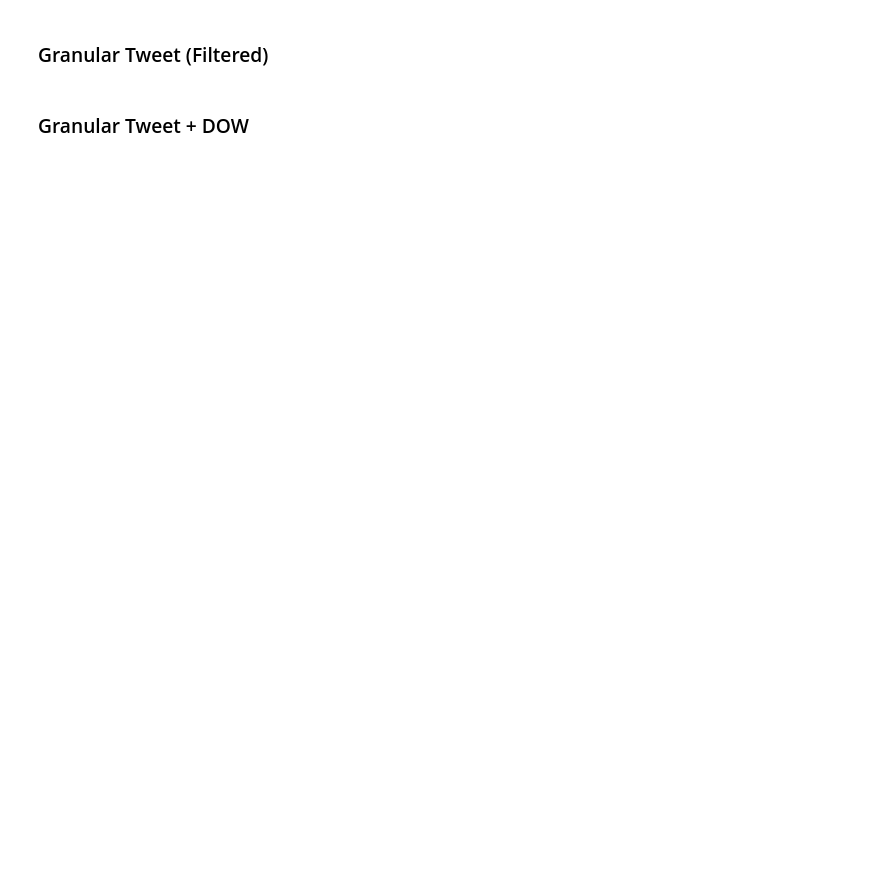
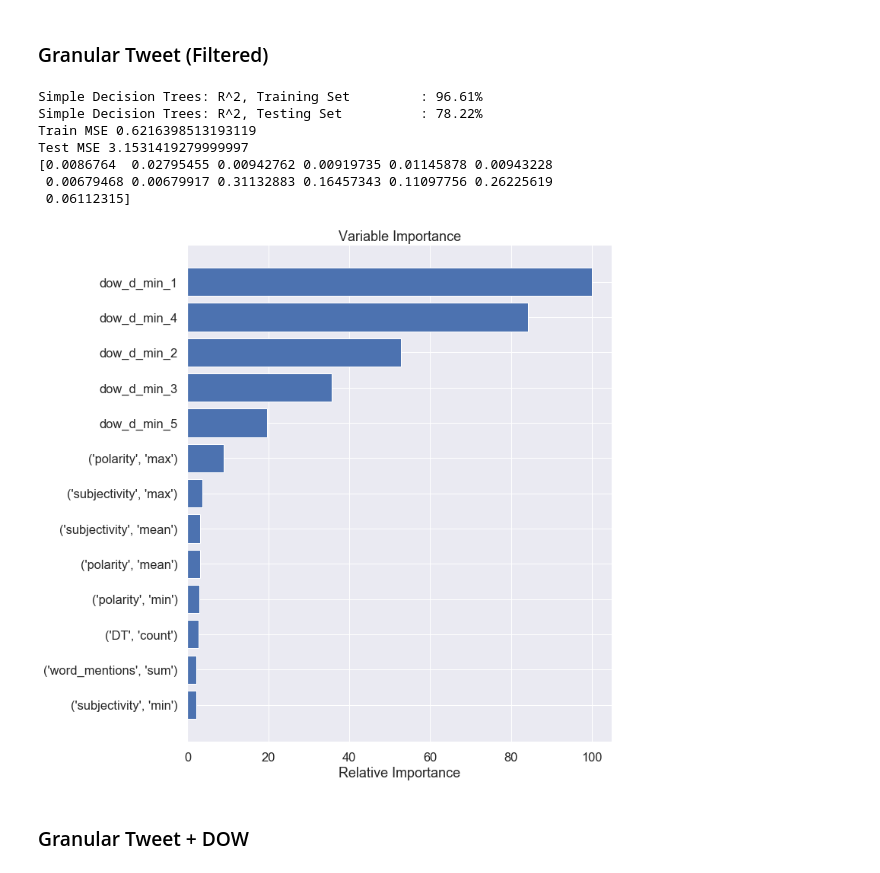
Before and after one commit to ddemarco96/FinalProject40, a Jupyter notebook: Milestone4_Dylan.ipynb, the cells around one changed output. Drawn from its saved outputs; the diff is of its cells as text; code cells hidden in the pictures; blank space fills up the shorter version.

```diff
--- a/Milestone4_Dylan.ipynb
+++ b/Milestone4_Dylan.ipynb
@@ -166,4 +218,63 @@ NameError: name 'train_test_split' is not defined
 # %% [markdown]
 ### Granular Tweet (Filtered)
+# %%
+# average model tweet model
+## basic model fitting
+gtf_train, gtf_test = train_test_split(model_df_filtered, train_size=0.7, random_state=42)
+
+predictors = ['VIX Open', 'Date', ('DT', 'count'), ] # 'dow_d_min_1', 'dow_d_min_2', 'dow_d_min_3', 'dow_d_min_4', 'dow_d_min_5']
+
+# Split Data into X,Y
+X_train, y_train = gtf_train[gtf_train.columns.difference(skip_predictors)], gtf_train['VIX Open']
+X_test, y_test = gtf_test[gtf_test.columns.difference(skip_predictors)], gtf_test['VIX Open']
+
+model = RandomForestRegressor(n_estimators=50, max_depth=100, random_state=42)
+
+model.fit(X_train, y_train)
+
+# Check inital accuracy of Tree model
+acc_trees_training = model.score(X_train, y_train)
+acc_trees_testing  = model.score(X_test, y_test)
+
+# These are changing with each fit, plus we want a more validated choice for depth, so do that
+print("Simple Decision Trees: R^2, Training Set \t : {:.2%}".format(acc_trees_training))
+print("Simple Decision Trees: R^2, Testing Set \t : {:.2%}".format(acc_trees_testing))
+
+y_pred_train = model.predict(X_train)
+y_pred_test = model.predict(X_test)
+print("Train MSE", mean_squared_error(y_train, y_pred_train))
+print("Test MSE", mean_squared_error(y_test, y_pred_test))
+
+print(model.feature_importances_)
+
+# x = np.arange(0,y_test.shape[0],1)
+# sns.set(font_scale=1.5)
+# sns.lineplot(x ,y_test, label = 'Test Set')
+# sns.lineplot(x ,y_pred_test, label = 'Predicted Value')
+# plt.xlabel('Index')
+# plt.show()
+
+#Top Features
+feature_importance = model.feature_importances_
+feature_importance = 100.0 * (feature_importance / feature_importance.max())
+sorted_idx = np.argsort(feature_importance)
+pos = np.arange(sorted_idx.shape[0]) + .5
+
+#Plot
+plt.figure(figsize=(10,12))
+plt.barh(pos, feature_importance[sorted_idx], align='center')
+plt.yticks(pos, X_train.columns[sorted_idx])
+plt.xlabel('Relative Importance')
+plt.title('Variable Importance')
+plt.show()
+# %% [output]
+Simple Decision Trees: R^2, Training Set         : 96.61%
+Simple Decision Trees: R^2, Testing Set          : 78.22%
+Train MSE 0.6216398513193119
+Test MSE 3.1531419279999997
+[0.0086764  0.02795455 0.00942762 0.00919735 0.01145878 0.00943228
+ 0.00679468 0.00679917 0.31132883 0.16457343 0.11097756 0.26225619
+ 0.06112315]
+[figure, added]
 # %% [markdown]
 ### Granular Tweet + DOW
```
Also changed, not shown: parts of 4 cells of this notebook.
